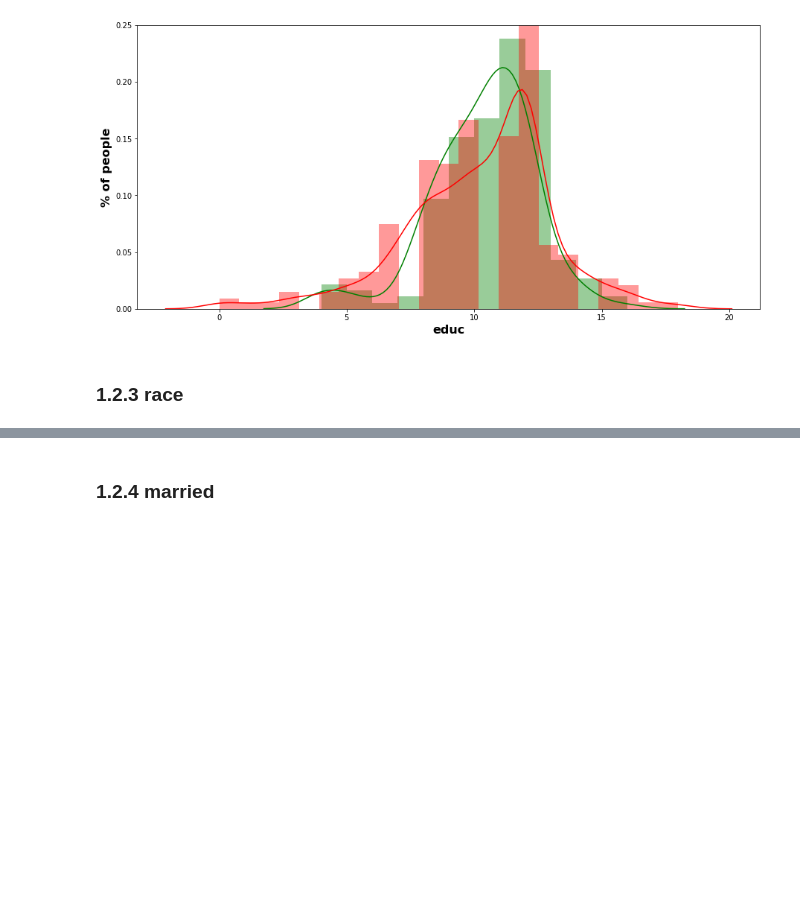
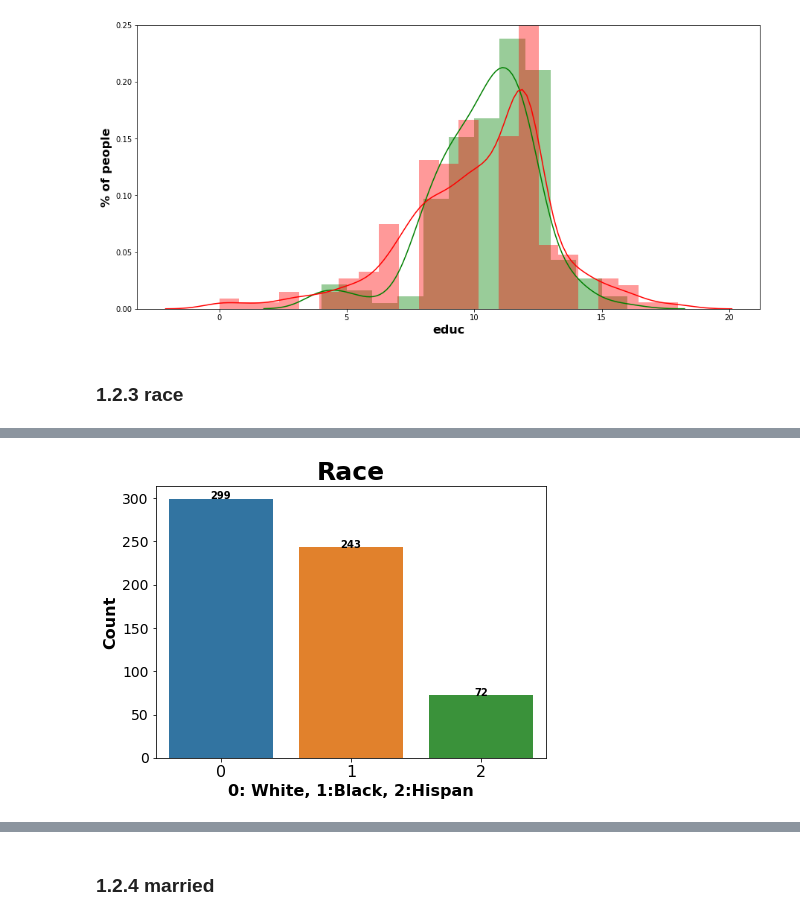
Before and after one commit to LucaZampieri/ADA_homework_LMX, a Jupyter notebook: 04 - Applied ML/Homework_04.ipynb, the cells around one changed output, grey strips where cells are left out. Drawn from its saved outputs; the diff is of its cells as text; code cells hidden in the pictures; blank space fills up the shorter version.

```diff
--- a/04 - Applied ML/Homework_04.ipynb
+++ b/04 - Applied ML/Homework_04.ipynb
@@ -389,11 +389,5 @@ def add_race(df,x):
     return race
 # %%
 df['race'] = 0
-for i in df.black:
-    if df.black.loc[i]==1:
-        df.race.loc[i]=1
-    elif df.hispan.loc[i]==1:
-        df.race.loc[i]=2
-
-
-df
+df.race[df.black == 1] = 1
+df.race[df.hispan == 1] = 2
@@ -399,0 +403,11 @@ df
+# %%
+# Visualize
+plt.figure(figsize=(7,5))
+ax = sns.barplot(x=df.race.value_counts().index, y=df.race.value_counts())
+plt.title("Race", fontsize=25).set_weight('bold')
+tick_format(ax, 2)
+value_barplot_label(ax)
+ax.set_ylabel('Count', fontsize=16).set_weight('bold')
+ax.set_xlabel('0: White, 1:Black, 2:Hispan', fontsize=16).set_weight('bold')
+# %% [output]
+[figure, added]
```
Also changed, not shown: parts of 27 cells of this notebook, 25 other files.
